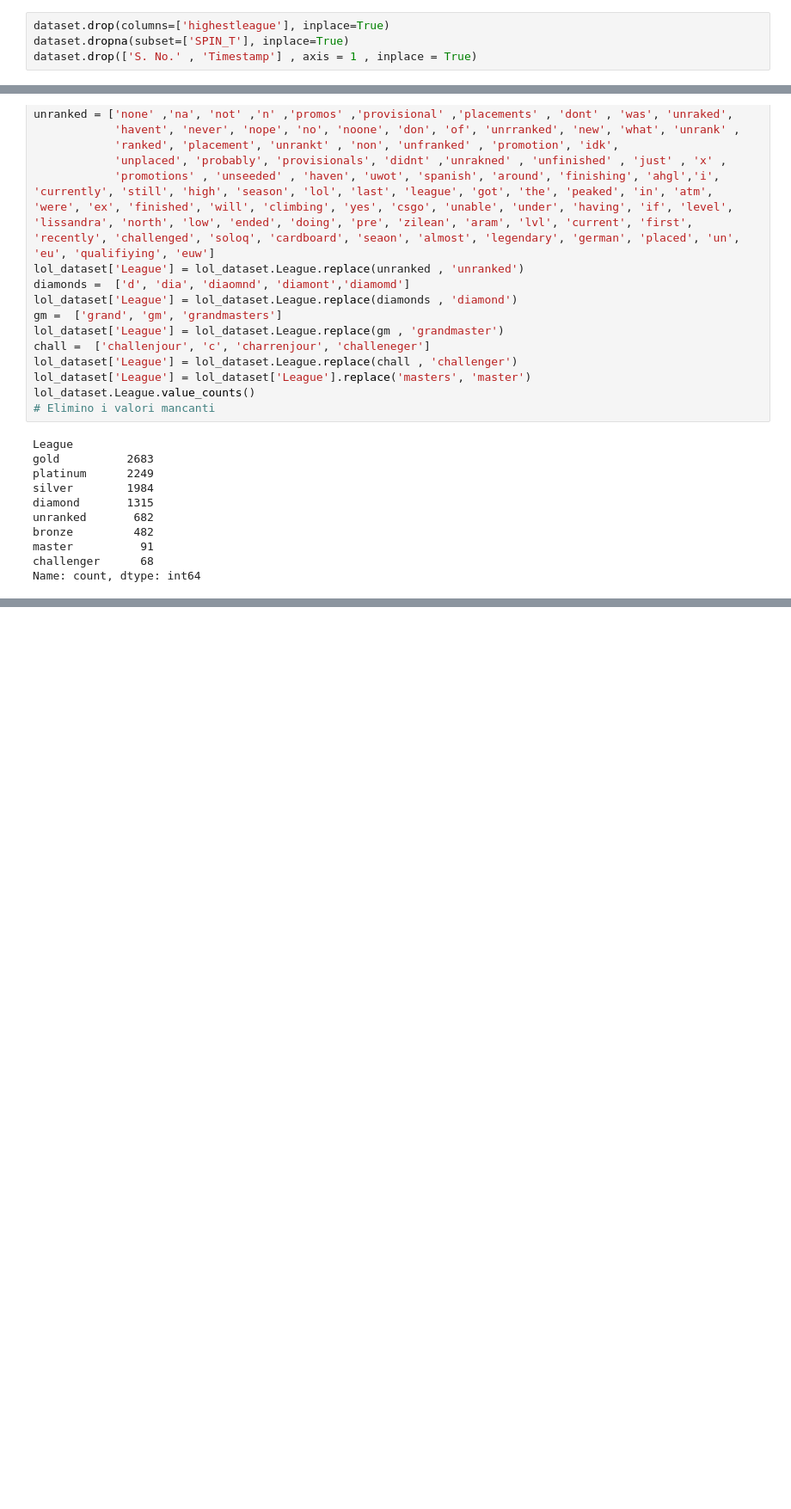
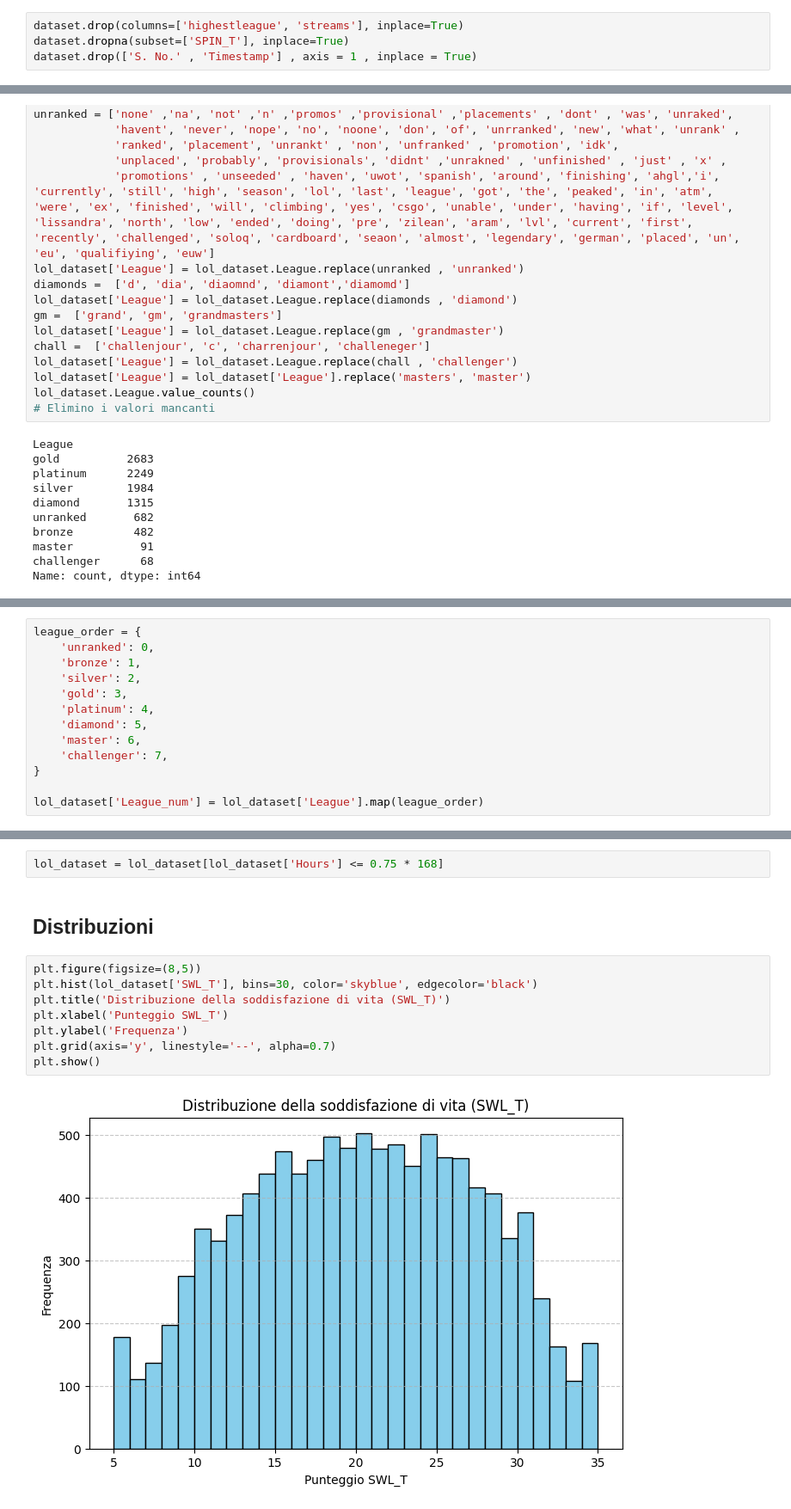
Before and after one commit to leonardogrimaldi/Progetto_Data_Intensive_24-25, a Jupyter notebook: main.ipynb, the cells around one changed output, grey strips where cells are left out. Shown at 86% size. Drawn from its saved outputs; the diff is of its cells as text; blank space fills up the shorter version.

```diff
--- a/main.ipynb
+++ b/main.ipynb
@@ -70,5 +73,5 @@ Si vede che la colonna 'highestleague' non contiene nessun valore quindi è poss
 # %%
-dataset.drop(columns=['highestleague'], inplace=True)
+dataset.drop(columns=['highestleague', 'streams'], inplace=True)
 dataset.dropna(subset=['SPIN_T'], inplace=True)
 dataset.drop(['S. No.' , 'Timestamp'] , axis = 1 , inplace = True)
 # %%
@@ -208,0 +205,13 @@ lol_dataset.describe()
+# %%
+league_order = {
+    'unranked': 0,
+    'bronze': 1,
+    'silver': 2,
+    'gold': 3,
+    'platinum': 4,
+    'diamond': 5,
+    'master': 6,
+    'challenger': 7,
+}
+
+lol_dataset['League_num'] = lol_dataset['League'].map(league_order)
@@ -208,0 +236,14 @@ lol_dataset.describe()
+# %%
+lol_dataset = lol_dataset[lol_dataset['Hours'] <= 0.75 * 168]
+# %% [markdown]
+## Distribuzioni
+# %%
+plt.figure(figsize=(8,5))
+plt.hist(lol_dataset['SWL_T'], bins=30, color='skyblue', edgecolor='black')
+plt.title('Distribuzione della soddisfazione di vita (SWL_T)')
+plt.xlabel('Punteggio SWL_T')
+plt.ylabel('Frequenza')
+plt.grid(axis='y', linestyle='--', alpha=0.7)
+plt.show()
+# %% [output]
+[figure, added]
```
Also changed, not shown: parts of 17 cells of this notebook.
